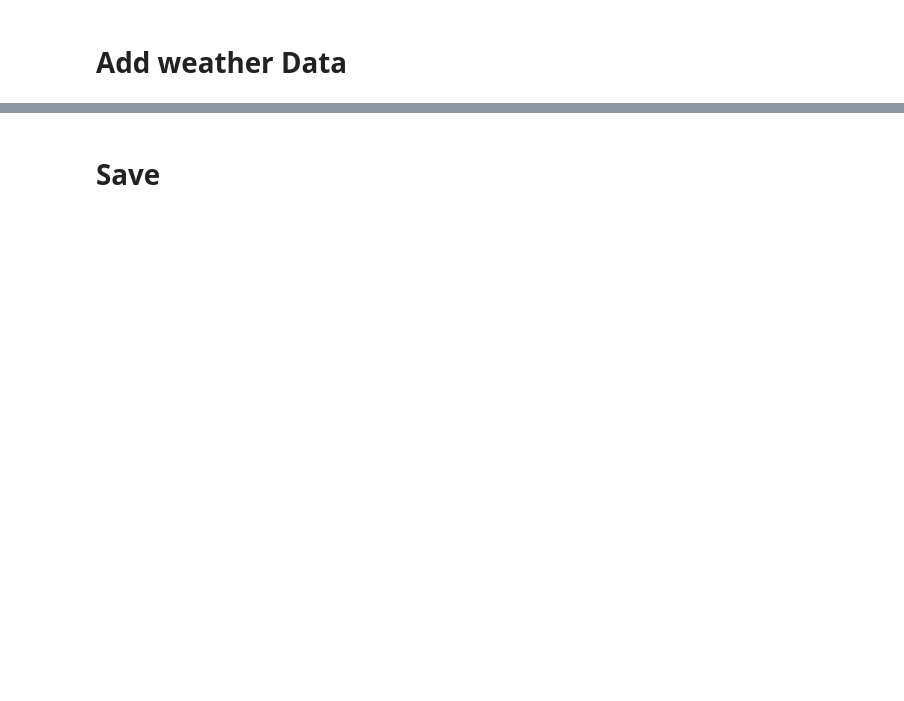
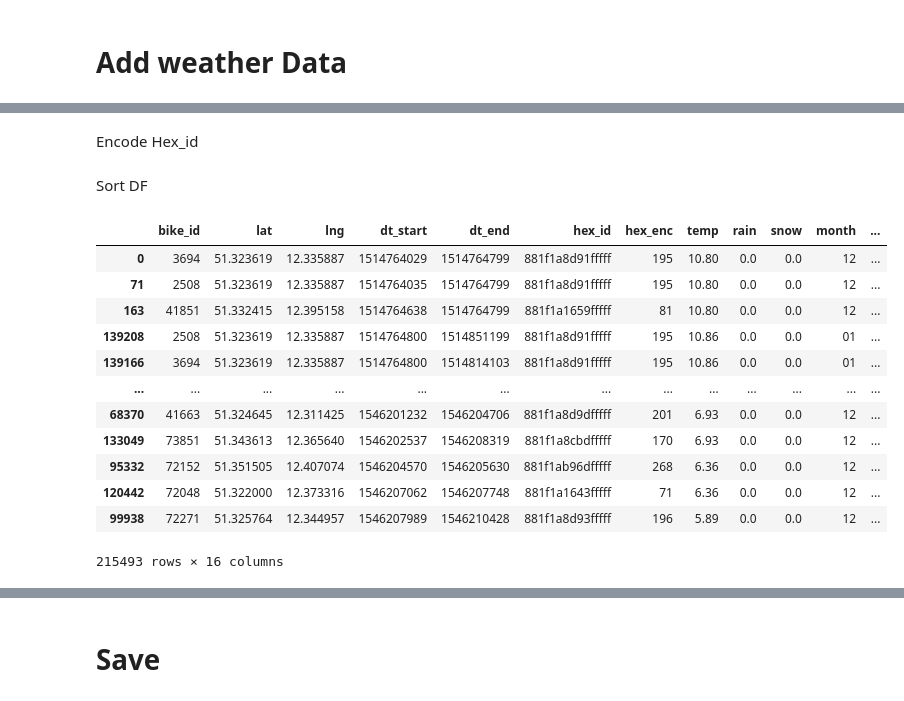
Before and after one commit to jw54kysa/bachelor_thesis_idle_time_prediction_nextbike, a Jupyter notebook: scripts/S0_create_final_df_points.ipynb, the cells around one changed output, grey strips where cells are left out. Saved outputs shown, nothing was run; the diff lists cells and outputs as text; code cells hidden in the pictures; blank space fills up the shorter version.

```diff
--- a/scripts/S0_create_final_df_points.ipynb
+++ b/scripts/S0_create_final_df_points.ipynb
@@ -289,0 +334,6 @@ KeyError: 'time_start'
+# %%
+def add_start_min_feature(row):
+    return ((row['dt_start'] % 86400) / 60).__round__(0)
+
+df_points['start_min'] = df_points.apply(add_start_min_feature,axis=1)
+df_points['start_min'] = df_points['start_min'].astype(int)
@@ -293,0 +408,2 @@ del df_points['next_day_idle_time']
+# %% [markdown]
+Encode Hex_id
@@ -294 +415,23 @@ del df_points['next_day_idle_time']
+# %% [markdown]
+Sort DF
+# %%
+df_points = df_points.reindex(columns=['bike_id', 'lat', 'lng', 'dt_start', 'dt_end', 'hex_id', 'hex_enc', 'temp', 'rain', 'snow', 'month', 'day', 'start_min', 'over_night', 'idle_time_next_day', 'idle_time'])
+df_points['rain'] = df_points['rain'].fillna(0)
+df_points['snow'] = df_points['snow'].fillna(0)
+
+df_points.sort_values(by=['dt_start'])
+# %% [output]
+|  | bike_id | lat | lng | dt_start | dt_end | hex_id | hex_enc | temp | rain | snow | month | ... |
+| 0 | 3694 | 51.323619 | 12.335887 | 1514764029 | 1514764799 | 881f1a8d91fffff | 195 | 10.80 | 0.0 | 0.0 | 12 | ... |
+| 71 | 2508 | 51.323619 | 12.335887 | 1514764035 | 1514764799 | 881f1a8d91fffff | 195 | 10.80 | 0.0 | 0.0 | 12 | ... |
+| 163 | 41851 | 51.332415 | 12.395158 | 1514764638 | 1514764799 | 881f1a1659fffff | 81 | 10.80 | 0.0 | 0.0 | 12 | ... |
+| 139208 | 2508 | 51.323619 | 12.335887 | 1514764800 | 1514851199 | 881f1a8d91fffff | 195 | 10.86 | 0.0 | 0.0 | 01 | ... |
+| 139166 | 3694 | 51.323619 | 12.335887 | 1514764800 | 1514814103 | 881f1a8d91fffff | 195 | 10.86 | 0.0 | 0.0 | 01 | ... |
+| ... | ... | ... | ... | ... | ... | ... | ... | ... | ... | ... | ... | ... |
+| 68370 | 41663 | 51.324645 | 12.311425 | 1546201232 | 1546204706 | 881f1a8d9dfffff | 201 | 6.93 | 0.0 | 0.0 | 12 | ... |
+| 133049 | 73851 | 51.343613 | 12.365640 | 1546202537 | 1546208319 | 881f1a8cbdfffff | 170 | 6.93 | 0.0 | 0.0 | 12 | ... |
+| 95332 | 72152 | 51.351505 | 12.407074 | 1546204570 | 1546205630 | 881f1ab96dfffff | 268 | 6.36 | 0.0 | 0.0 | 12 | ... |
+| 120442 | 72048 | 51.322000 | 12.373316 | 1546207062 | 1546207748 | 881f1a1643fffff | 71 | 6.36 | 0.0 | 0.0 | 12 | ... |
+| 99938 | 72271 | 51.325764 | 12.344957 | 1546207989 | 1546210428 | 881f1a8d93fffff | 196 | 5.89 | 0.0 | 0.0 | 12 | ... |
+215493 rows × 16 columns
 # %%
```
Also changed, not shown: parts of 46 cells of this notebook.
